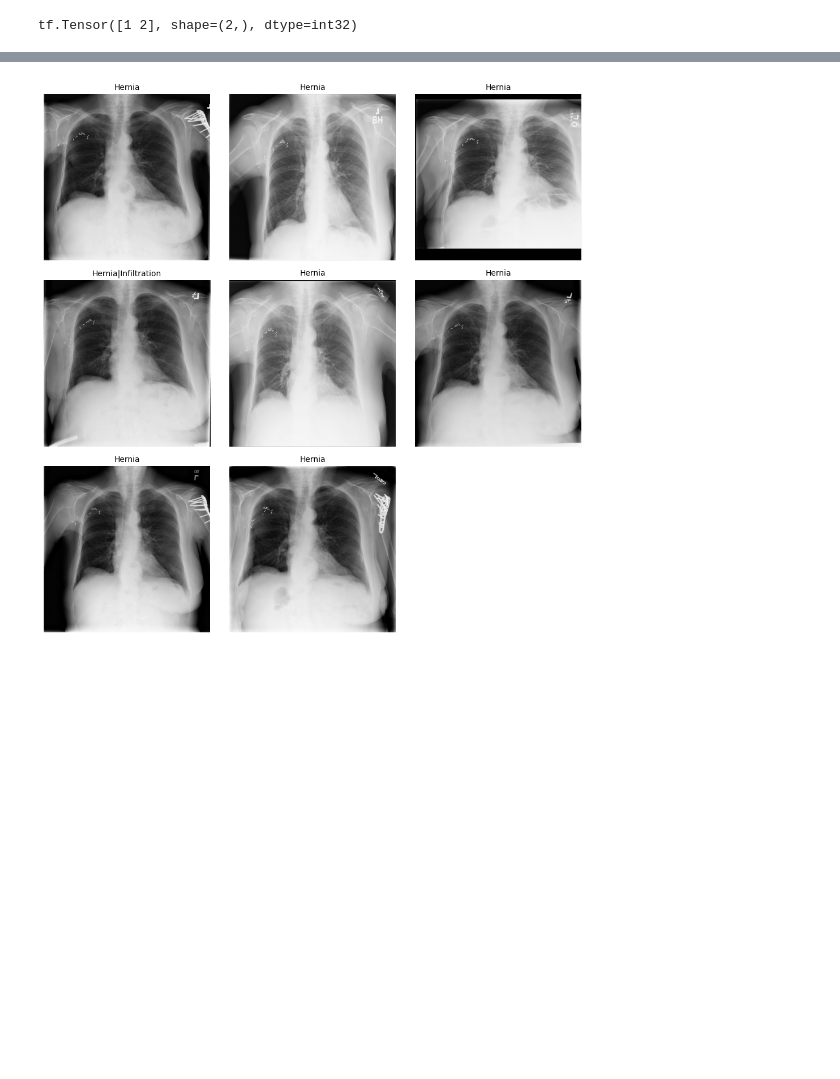
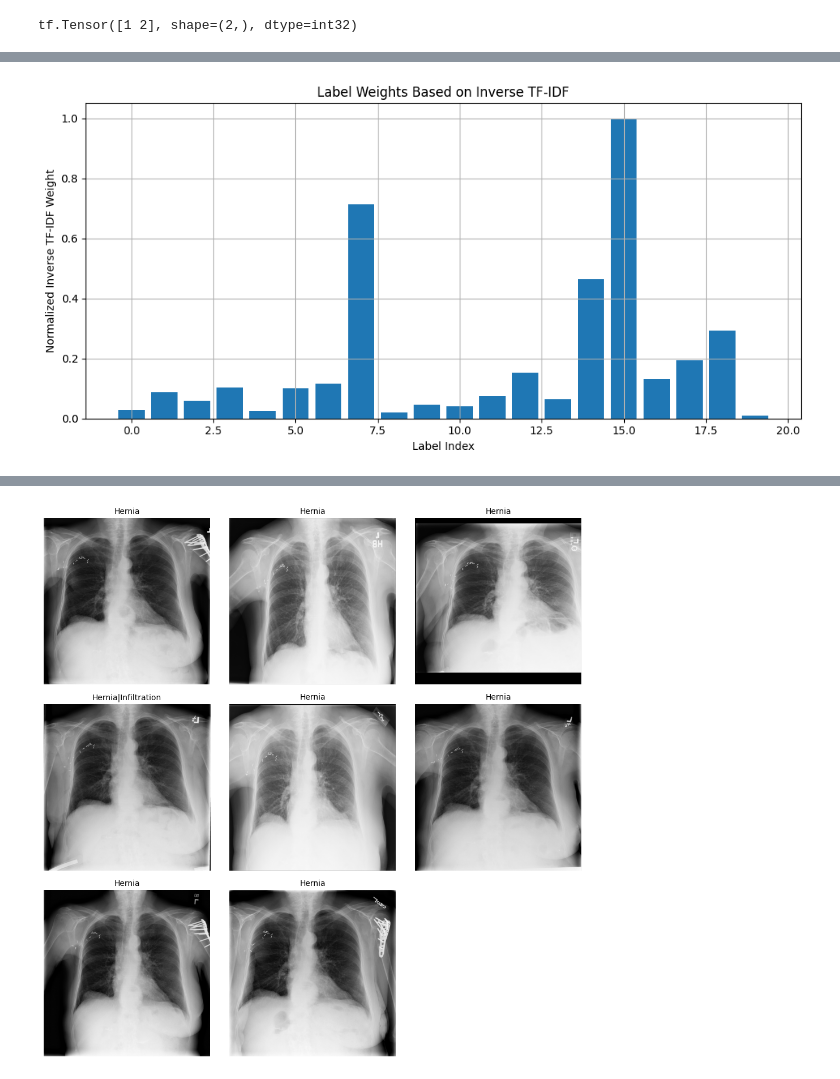
Before and after one commit to gulfairus/lung_cancer, a Jupyter notebook: notebooks/eda.ipynb, the cells around one changed output, grey strips where cells are left out. Cells and saved outputs as stored; diff of their text form; code cells hidden in the pictures; blank space fills up the shorter version.

```diff
--- a/notebooks/eda.ipynb
+++ b/notebooks/eda.ipynb
@@ -224,3 +312,14 @@ The class Calcification of the Aorta has 368 samples
+# %%
+plt.figure(figsize=(10, 5))
+plt.bar(range(len(weights)), weights)
+plt.xlabel('Label Index')
+plt.ylabel('Normalized Inverse TF-IDF Weight')
+plt.title('Label Weights Based on Inverse TF-IDF')
+plt.grid(True)
+plt.tight_layout()
+plt.show()
+# %% [output]
+[figure, added]
 # %%
 dicom_dir = "/mnt/c/Users/User/Downloads/dicom/dicom"
 # %%
```
Also changed, not shown: parts of 34 cells of this notebook, 18 other files.
